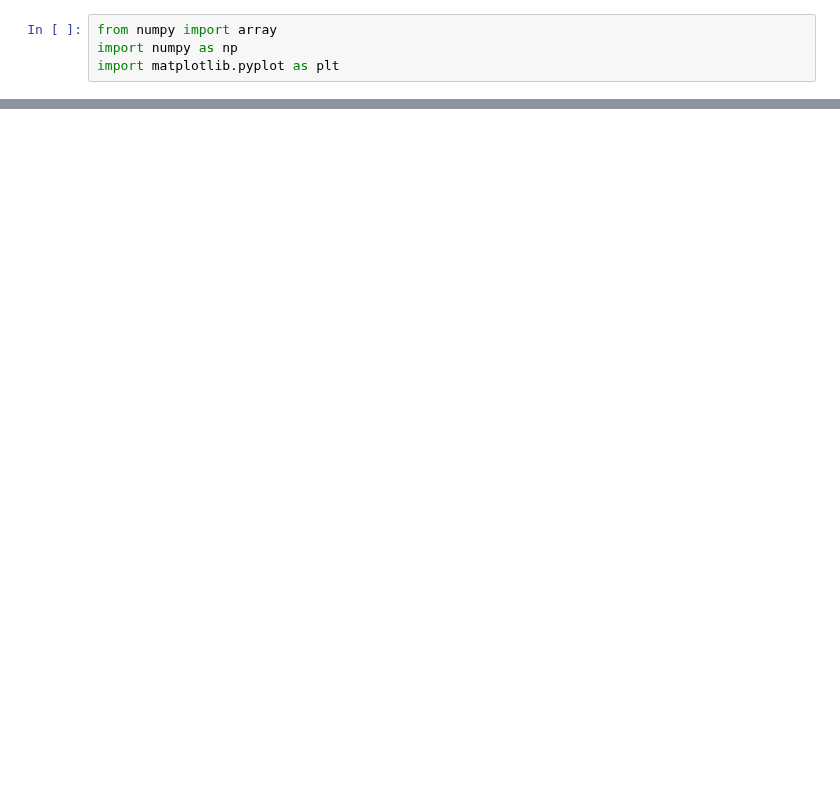
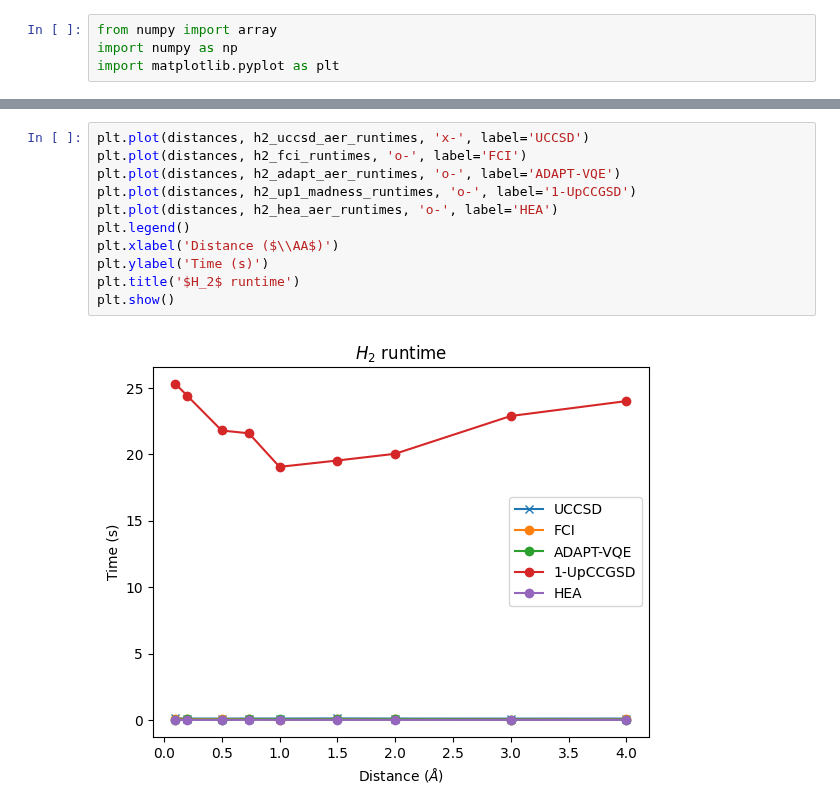
Before and after one commit to naglissul/vqe-analysis-paper, a Jupyter notebook: ANSATZE/FINAL_ALL_FULL_RUNS.ipynb, the cells around one changed output, grey strips where cells are left out. Cells and saved outputs as stored; diff of their text form; blank space fills up the shorter version.

```diff
--- a/ANSATZE/FINAL_ALL_FULL_RUNS.ipynb
+++ b/ANSATZE/FINAL_ALL_FULL_RUNS.ipynb
@@ -84,0 +102,13 @@ beh2_up2_madness_numiters=[]
+# %%
+plt.plot(distances, h2_uccsd_aer_runtimes, 'x-', label='UCCSD')
+plt.plot(distances, h2_fci_runtimes, 'o-', label='FCI')
+plt.plot(distances, h2_adapt_aer_runtimes, 'o-', label='ADAPT-VQE')
+plt.plot(distances, h2_up1_madness_runtimes, 'o-', label='1-UpCCGSD')
+plt.plot(distances, h2_hea_aer_runtimes, 'o-', label='HEA')
+plt.legend()
+plt.xlabel('Distance ($\\AA$)')
+plt.ylabel('Time (s)')
+plt.title('$H_2$ runtime')
+plt.show()
+# %% [output]
+[figure, added]
```
Also changed, not shown: parts of 18 cells of this notebook, 55 other files.
